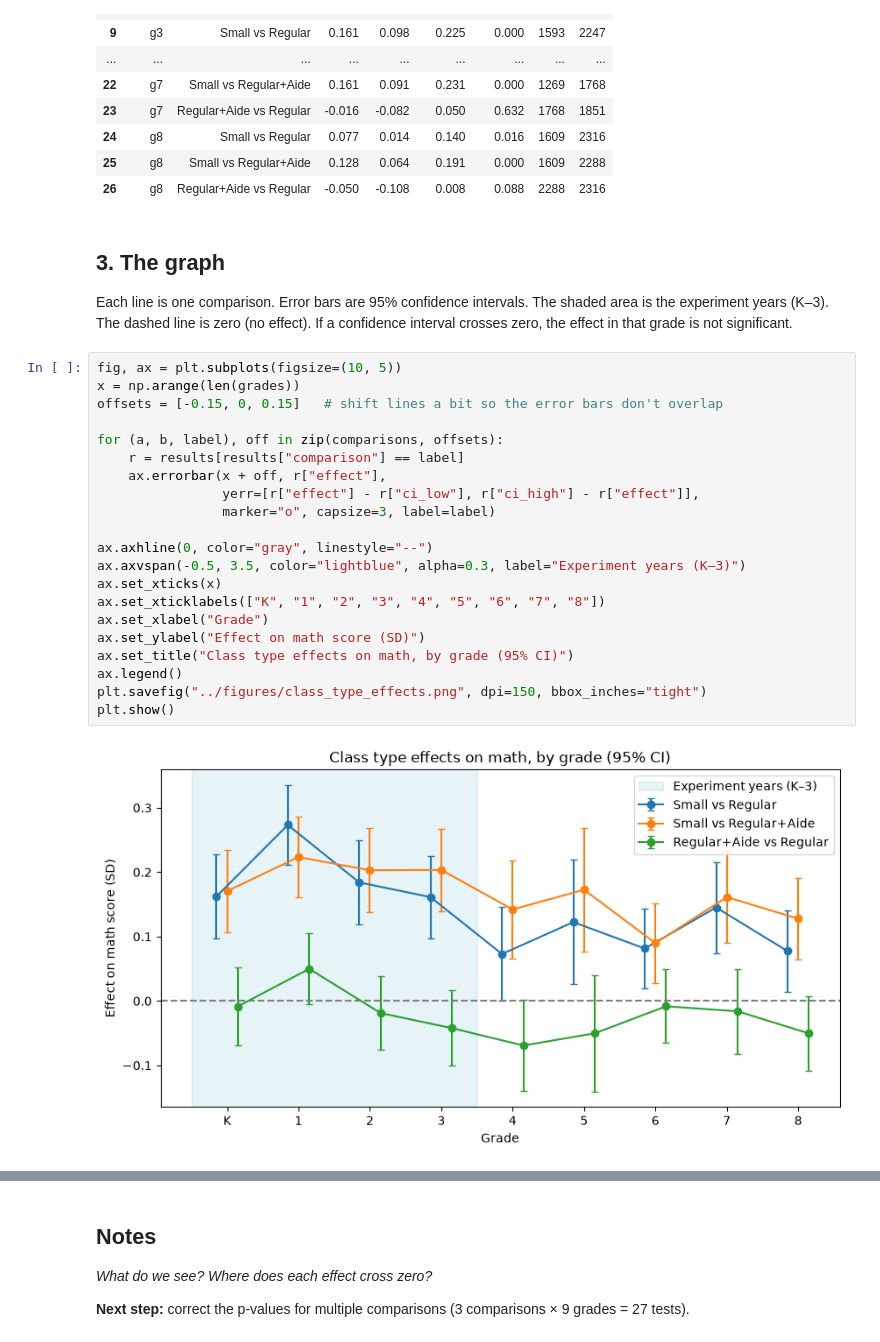
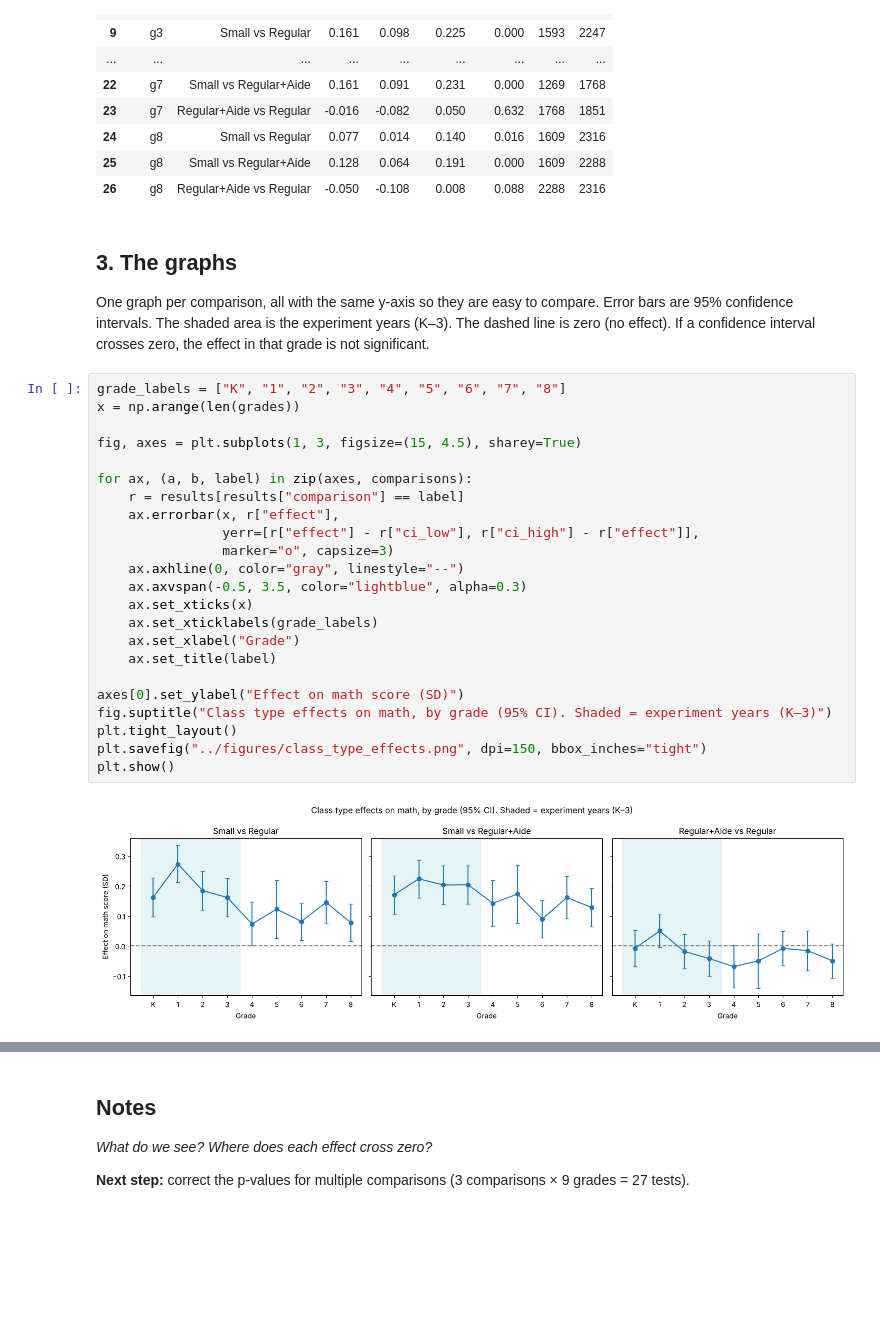
Before and after one commit to itai-wachtel/star-stat-project, a Jupyter notebook: notebooks/02_class_type_effects.ipynb, the cells around one changed output, grey strips where cells are left out. Drawn from its saved outputs; the diff is of its cells as text; blank space fills up the shorter version.

Commit message:
Class type effects: one graph per comparison, table with CIs

```diff
--- a/notebooks/02_class_type_effects.ipynb
+++ b/notebooks/02_class_type_effects.ipynb
@@ -93,32 +93,34 @@ results.round(3)
 | 25 | g8 | Small vs Regular+Aide | 0.128 | 0.064 | 0.191 | 0.000 | 1609 | 2288 |
 | 26 | g8 | Regular+Aide vs Regular | -0.050 | -0.108 | 0.008 | 0.088 | 2288 | 2316 |
 # %% [markdown]
-## 3. The graph
+## 3. The graphs
 
-Each line is one comparison. Error bars are 95% confidence intervals.
-The shaded area is the experiment years (K–3). The dashed line is zero (no effect).
+One graph per comparison, all with the same y-axis so they are easy to compare.
+Error bars are 95% confidence intervals. The shaded area is the experiment years (K–3). The dashed line is zero (no effect).
 If a confidence interval crosses zero, the effect in that grade is not significant.
 # %%
-fig, ax = plt.subplots(figsize=(10, 5))
+grade_labels = ["K", "1", "2", "3", "4", "5", "6", "7", "8"]
 x = np.arange(len(grades))
-offsets = [-0.15, 0, 0.15]   # shift lines a bit so the error bars don't overlap
 
-for (a, b, label), off in zip(comparisons, offsets):
+fig, axes = plt.subplots(1, 3, figsize=(15, 4.5), sharey=True)
+
+for ax, (a, b, label) in zip(axes, comparisons):
     r = results[results["comparison"] == label]
-    ax.errorbar(x + off, r["effect"],
+    ax.errorbar(x, r["effect"],
                 yerr=[r["effect"] - r["ci_low"], r["ci_high"] - r["effect"]],
-                marker="o", capsize=3, label=label)
+                marker="o", capsize=3)
+    ax.axhline(0, color="gray", linestyle="--")
+    ax.axvspan(-0.5, 3.5, color="lightblue", alpha=0.3)
+    ax.set_xticks(x)
+    ax.set_xticklabels(grade_labels)
+    ax.set_xlabel("Grade")
+    ax.set_title(label)
 
-ax.axhline(0, color="gray", linestyle="--")
-ax.axvspan(-0.5, 3.5, color="lightblue", alpha=0.3, label="Experiment years (K–3)")
-ax.set_xticks(x)
-ax.set_xticklabels(["K", "1", "2", "3", "4", "5", "6", "7", "8"])
-ax.set_xlabel("Grade")
-ax.set_ylabel("Effect on math score (SD)")
-ax.set_title("Class type effects on math, by grade (95% CI)")
-ax.legend()
+axes[0].set_ylabel("Effect on math score (SD)")
+fig.suptitle("Class type effects on math, by grade (95% CI). Shaded = experiment years (K–3)")
+plt.tight_layout()
 plt.savefig("../figures/class_type_effects.png", dpi=150, bbox_inches="tight")
 plt.show()
 # %% [output]
-[figure, old version]
+[figure, new version]
 # %% [markdown]
```
Also changed, not shown: parts of 2 cells of this notebook, 1 other file.
